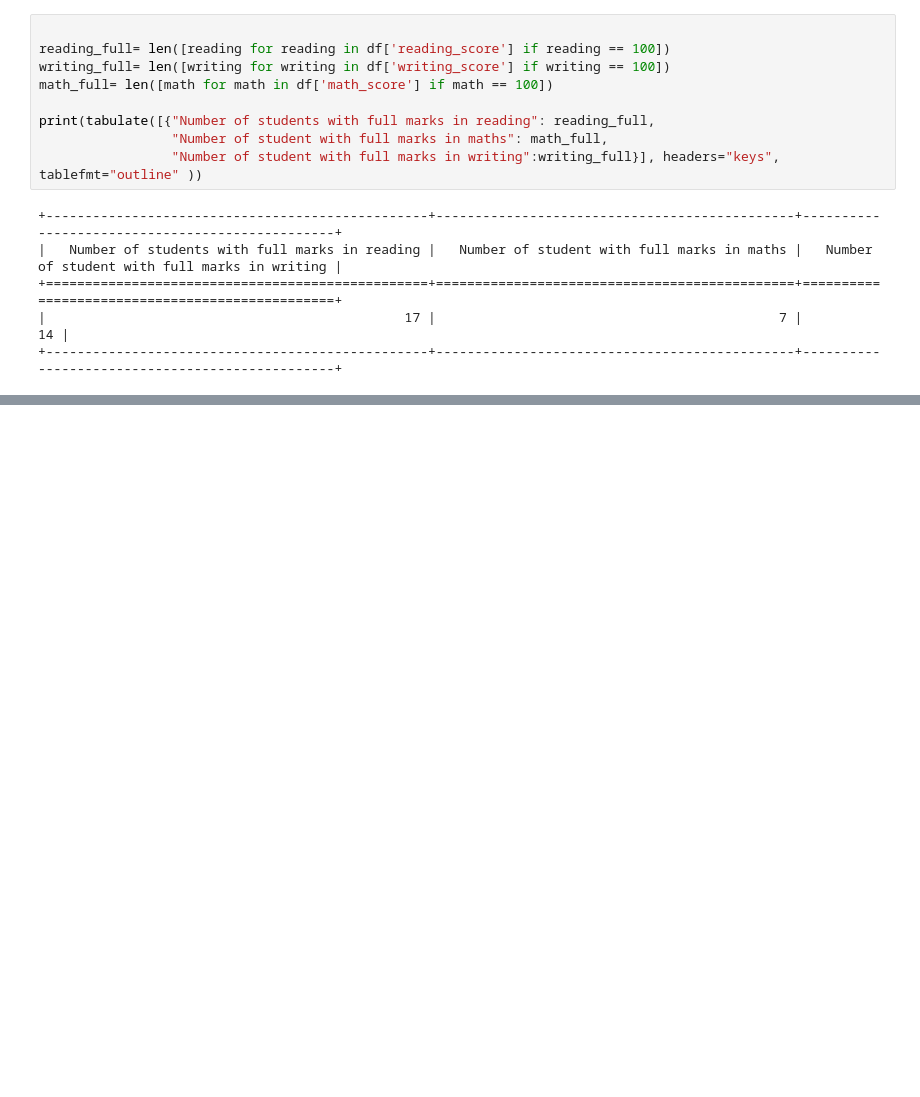
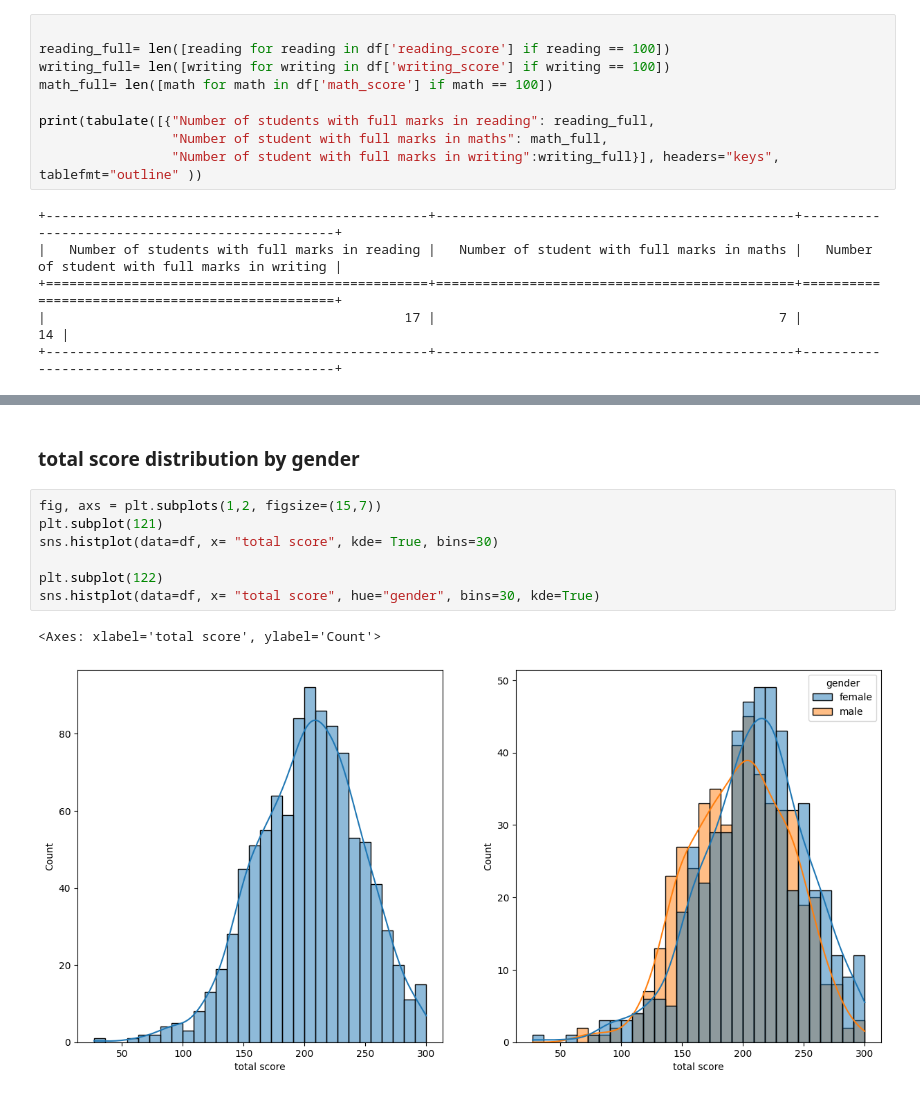
Before and after one commit to JamesOgbu/ML_Project, a Jupyter notebook: notebook/EDA.ipynb, the cells around one changed output, grey strips where cells are left out. Cells and saved outputs as stored; diff of their text form; blank space fills up the shorter version.

```diff
--- a/notebook/EDA.ipynb
+++ b/notebook/EDA.ipynb
@@ -246,0 +286,12 @@ print(tabulate([{"Number of students with full marks in reading": reading_full,
+# %% [markdown]
+### total score distribution by gender
+# %%
+fig, axs = plt.subplots(1,2, figsize=(15,7))
+plt.subplot(121)
+sns.histplot(data=df, x= "total score", kde= True, bins=30)
+
+plt.subplot(122)
+sns.histplot(data=df, x= "total score", hue="gender", bins=30, kde=True)
+# %% [output]
+<Axes: xlabel='total score', ylabel='Count'>
+[figure, added]
```
Also changed, not shown: parts of 12 cells of this notebook.
